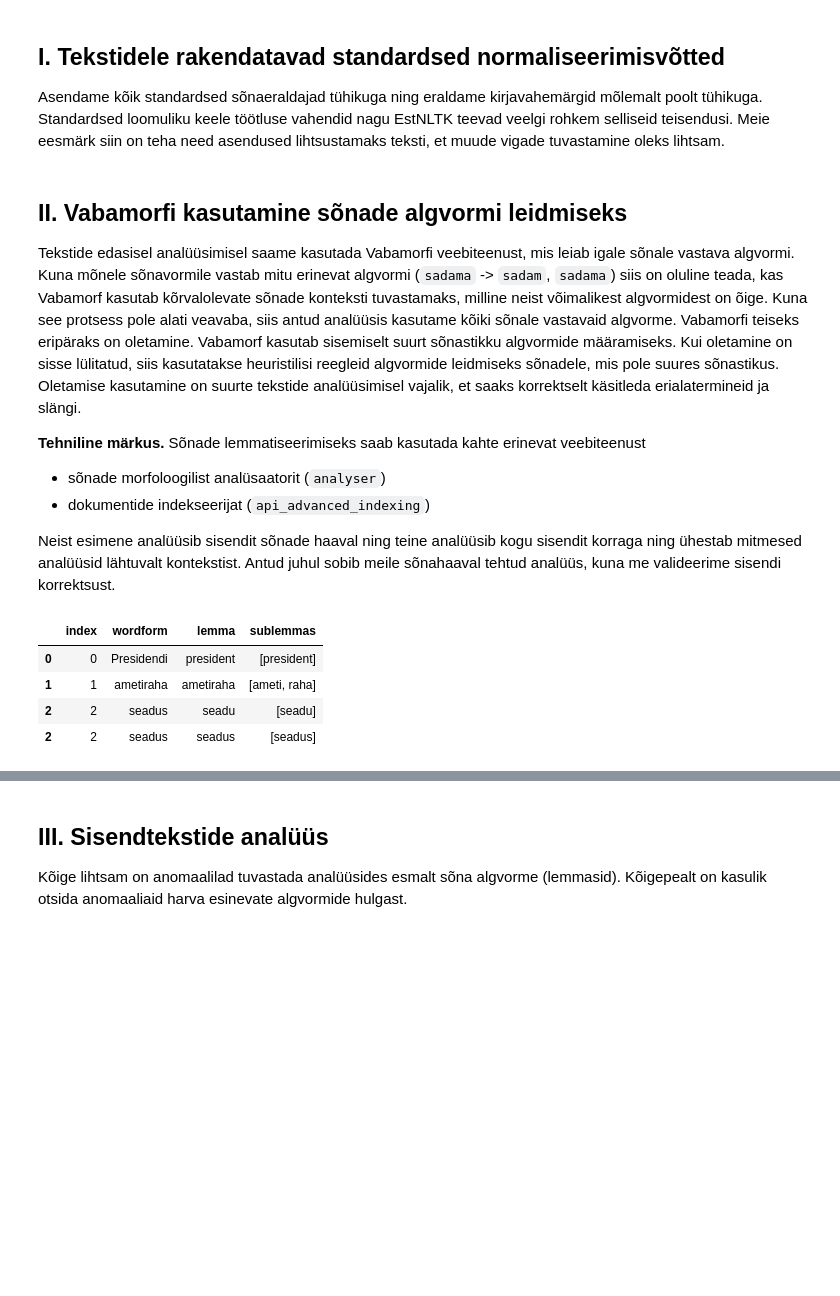
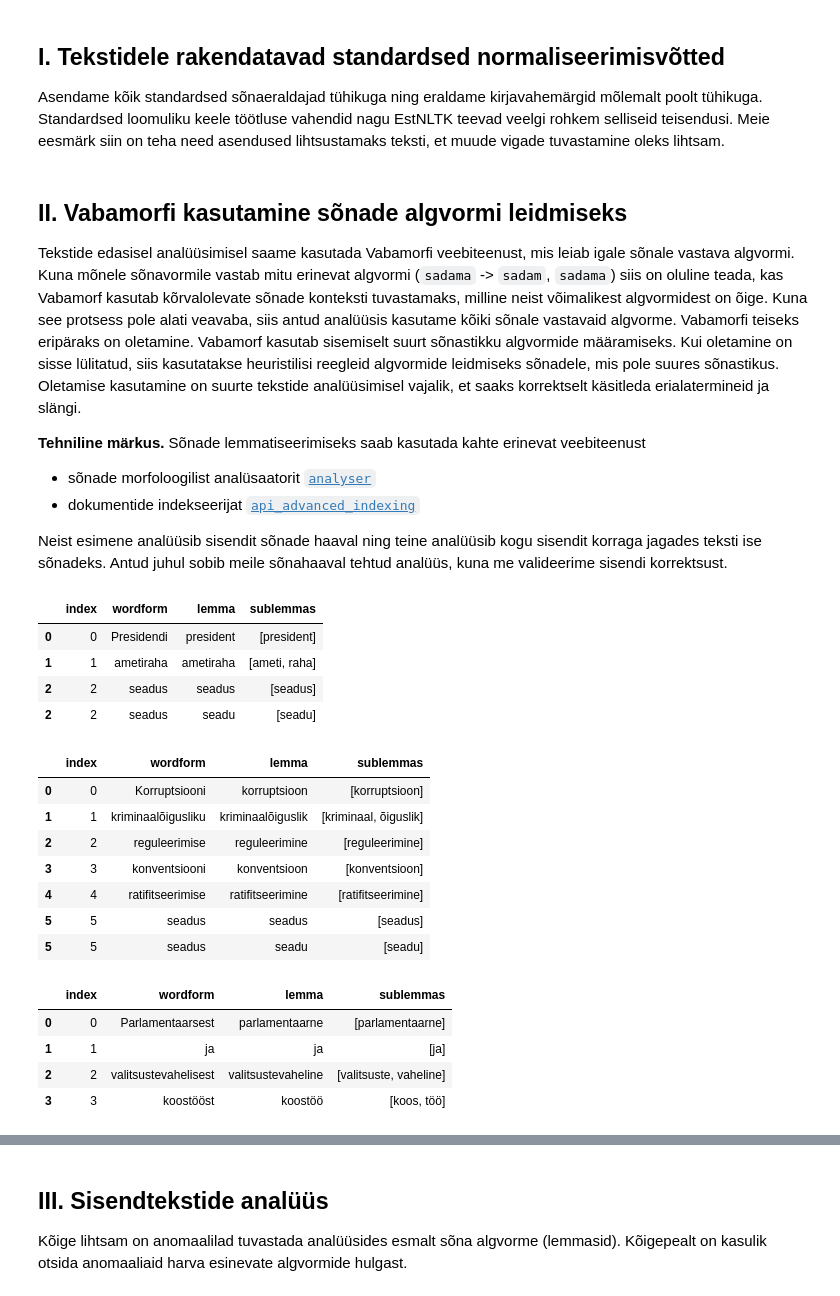
Before and after one commit to estnltk/smart-search, a Jupyter notebook: demod/toovood/riigi_teataja_pealkirjaotsing/01_dokumentide_indekseerimine/02A_validate_and_clean_source_texts_naively.ipynb, the cells around one changed output, grey strips where cells are left out. Drawn from its saved outputs; the diff is of its cells as text; code cells hidden in the pictures; blank space fills up the shorter version.

```diff
--- a/demod/toovood/riigi_teataja_pealkirjaotsing/01_dokumentide_indekseerimine/02A_validate_and_clean_source_texts_naively.ipynb
+++ b/demod/toovood/riigi_teataja_pealkirjaotsing/01_dokumentide_indekseerimine/02A_validate_and_clean_source_texts_naively.ipynb
@@ -52,51 +47,7 @@ Kui oletamine on sisse lülitatud, siis kasutatakse heuristilisi reegleid algvor
 Oletamise kasutamine on suurte tekstide analüüsimisel vajalik, et saaks korrektselt käsitleda erialatermineid ja slängi.
 
 **Tehniline märkus.** Sõnade lemmatiseerimiseks saab kasutada kahte erinevat veebiteenust
-* sõnade morfoloogilist analüsaatorit (`analyser`)
-* dokumentide indekseerijat (`api_advanced_indexing`)
+* sõnade morfoloogilist analüsaatorit [`analyser`](../../../../api/api_analyser/)
+* dokumentide indekseerijat [`api_advanced_indexing`]('../../../../api/api_advanced_indexing/')
 
-Neist esimene analüüsib sisendit sõnade haaval ning teine analüüsib kogu sisendit korraga ning ühestab mitmesed analüüsid lähtuvalt kontekstist. Antud juhul sobib meile sõnahaaval tehtud analüüs, kuna me valideerime sisendi korrektsust.
+Neist esimene analüüsib sisendit sõnade haaval ning teine analüüsib kogu sisendit korraga jagades teksti ise sõnadeks. Antud juhul sobib meile sõnahaaval tehtud analüüs, kuna me valideerime sisendi korrektsust.
-# %%
-def analyze_text(caption: str):
-    """
-    Uses web service to extract words and sub-words form document captions
-
-    Returns a four column table with columns index, wordform, lemma, sublemmas.
-    There can be several rows for each word as each word is analysed separately.
-    All rows with the same index correspond to the same word.
-    Wordform columns is added to facilitate tokenisation debugging.
-    """
-    ANALYZER_QUERY = "https://smart-search.tartunlp.ai/api/analyser/process"
-    HEADERS = {"Content-Type": "application/json; charset=utf-8"}
-    POST_DATA_TEMPLATE = {'params': {"vmetajson": ["--guess"]}, 'content': caption}
-
-    response = requests.post(ANALYZER_QUERY, json=POST_DATA_TEMPLATE, headers=HEADERS)
-    assert response.ok, "Webservice failed"
-    response = response.json()
-
-    token_count = len(response['annotations']['tokens'])
-    tbl = DataFrame({'wordform': [None] * token_count, 'lemma': [None] * token_count})
-    for i, token in enumerate(response['annotations']['tokens']):
-        features = token['features']
-        tbl.loc[i, 'wordform'] = features['token']
-        tbl.loc[i, 'lemma'] = list(set(map(lambda x: x['lemma'], features['mrf'])))
-
-    tbl =  tbl.reset_index().explode('lemma')
-
-    # Post-correction for Vabamorph output. Remove special symbols
-    tbl['lemma'] = tbl['lemma'].str.replace('=', '', regex=False)
-    tbl['lemma'] = tbl['lemma'].str.replace('+', '', regex=False)
-
-    # Post-correction for sublemmas
-    tbl['sublemmas'] = tbl['lemma'].str.split('_', regex=False)
-    tbl['lemma'] = tbl['lemma'].str.replace('_', '', regex=False)
-    return tbl
-
-# Example output
-analyze_text('Presidendi ametiraha seadus')
-# %% [output]
-|  | index | wordform | lemma | sublemmas |
-| 0 | 0 | Presidendi | president | [president] |
-| 1 | 1 | ametiraha | ametiraha | [ameti, raha] |
-| 2 | 2 | seadus | seadu | [seadu] |
-| 2 | 2 | seadus | seadus | [seadus] |
@@ -103,3 +89,33 @@ analyze_text('Presidendi ametiraha seadus')
+# %%
+# Example outputs
+display(analyze_text('Presidendi ametiraha seadus'))
+
+text = 'Korruptsiooni kriminaalõigusliku reguleerimise konventsiooni ratifitseerimise seadus'
+assert not any(analyze_text(text)['lemma'].str.contains('=', regex=False)), 'Unexpected symbol ='
+display(analyze_text(text))
+
+text = 'Parlamentaarsest ja valitsustevahelisest koostööst'
+assert not any(analyze_text(text)['lemma'].str.contains('+', regex=False)), 'Unexpected symbol +'
+display(analyze_text(text))
+# %% [output]
+|  | index | wordform | lemma | sublemmas |
+| 0 | 0 | Presidendi | president | [president] |
+| 1 | 1 | ametiraha | ametiraha | [ameti, raha] |
+| 2 | 2 | seadus | seadus | [seadus] |
+| 2 | 2 | seadus | seadu | [seadu] |
+|  | index | wordform | lemma | sublemmas |
+| 0 | 0 | Korruptsiooni | korruptsioon | [korruptsioon] |
+| 1 | 1 | kriminaalõigusliku | kriminaalõiguslik | [kriminaal, õiguslik] |
+| 2 | 2 | reguleerimise | reguleerimine | [reguleerimine] |
+| 3 | 3 | konventsiooni | konventsioon | [konventsioon] |
+| 4 | 4 | ratifitseerimise | ratifitseerimine | [ratifitseerimine] |
+| 5 | 5 | seadus | seadus | [seadus] |
+| 5 | 5 | seadus | seadu | [seadu] |
+|  | index | wordform | lemma | sublemmas |
+| 0 | 0 | Parlamentaarsest | parlamentaarne | [parlamentaarne] |
+| 1 | 1 | ja | ja | [ja] |
+| 2 | 2 | valitsustevahelisest | valitsustevaheline | [valitsuste, vaheline] |
+| 3 | 3 | koostööst | koostöö | [koos, töö] |
 # %%
 all_documents = concat([source for _,source in sources.items()], axis=0)
 # %%
```
Also changed, not shown: parts of 9 cells of this notebook, 2 other files.
